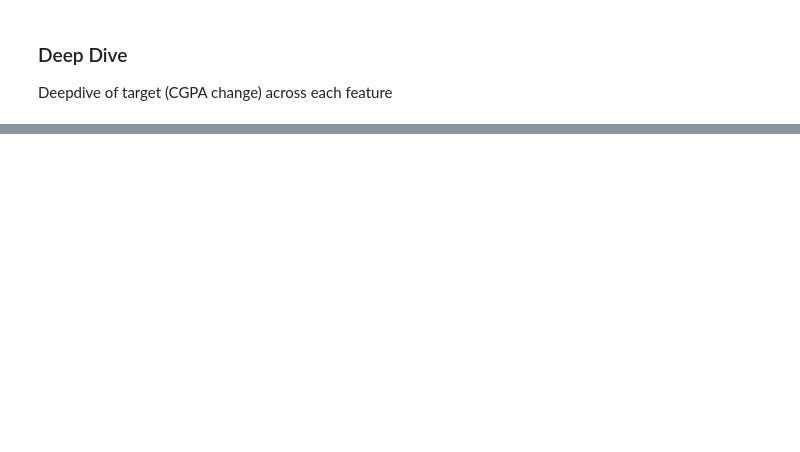
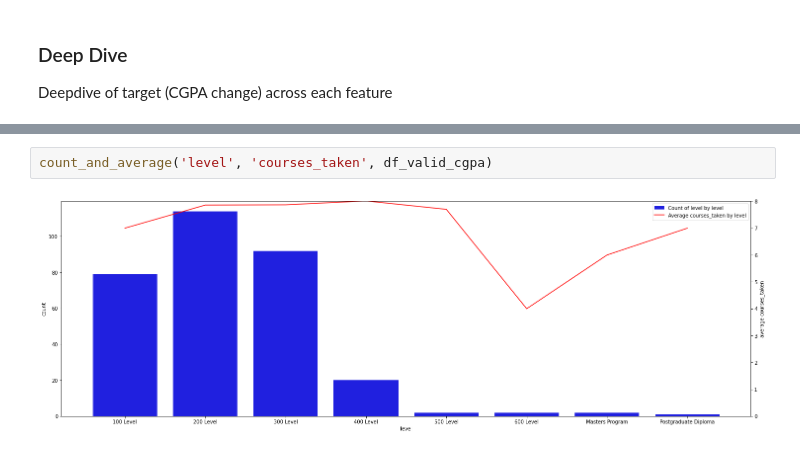
Before and after one commit to socratesjnr/asuu-strike-project, a Jupyter notebook: project-analysis/analysis/data_exploration.ipynb, the cells around one changed output, grey strips where cells are left out. Saved outputs shown, nothing was run; the diff lists cells and outputs as text; blank space fills up the shorter version.

```diff
--- a/project-analysis/analysis/data_exploration.ipynb
+++ b/project-analysis/analysis/data_exploration.ipynb
@@ -342,3 +343,7 @@ df.head(2)
 |  | school | level | age | gender | relationship | faculty | department | strike_effect | challenge | ... |
 | 0 | university of lagos | 400 Level | 22 | Male | Single | Engineering | Chemical engineering | I learned how to study better and... | Trying to remember things we were... | ... |
 | 1 | university of lagos | 400 Level | 23 | Female | Single | Engineering | Chemical engineering | It affected it in a negative way ... | Rekindling the student in me, lol... | ... |
+# %%
+count_and_average('level', 'courses_taken', df_valid_cgpa)
+# %% [output]
+[figure, added]
```
Also changed, not shown: parts of 23 cells of this notebook.
